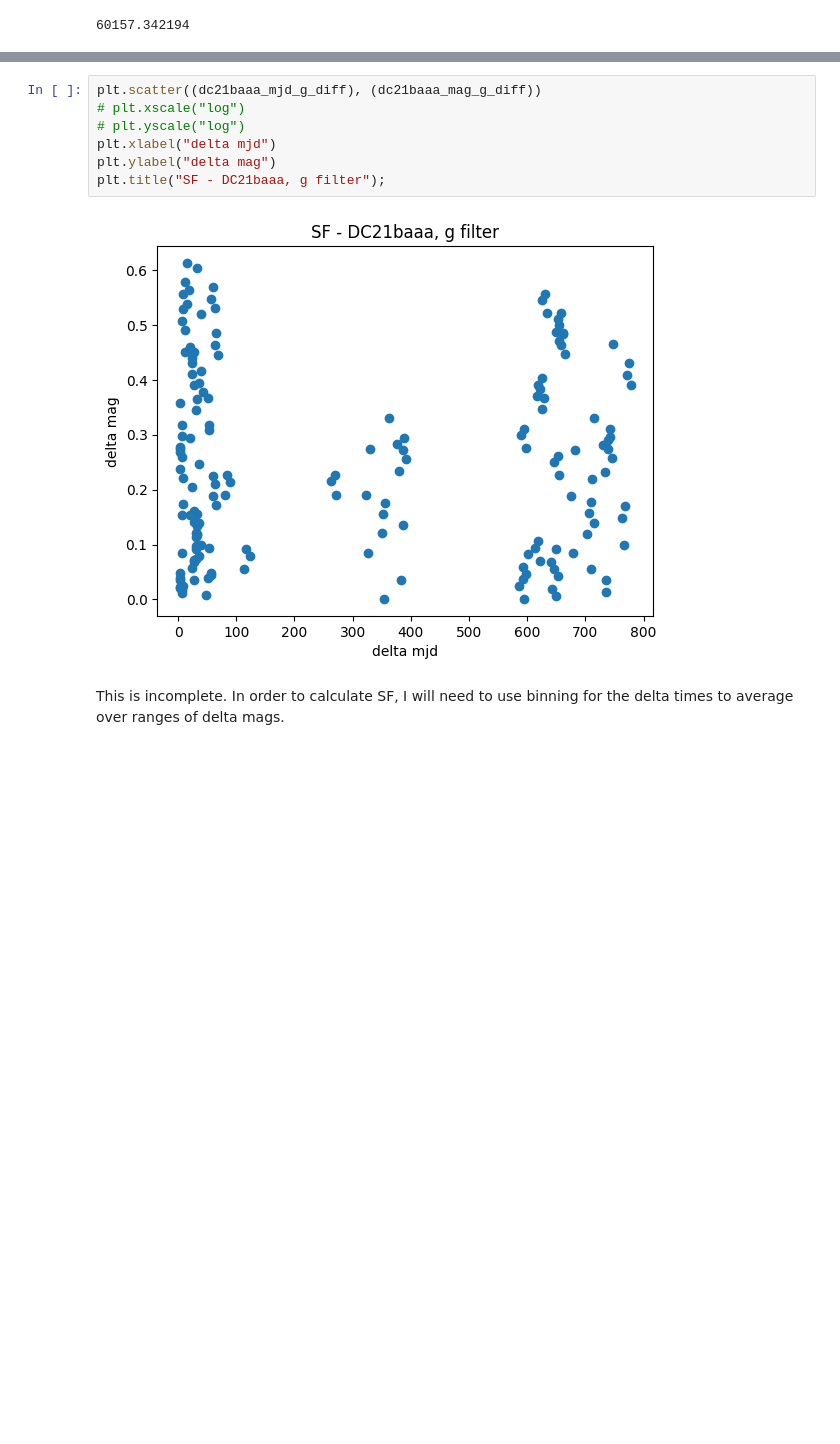
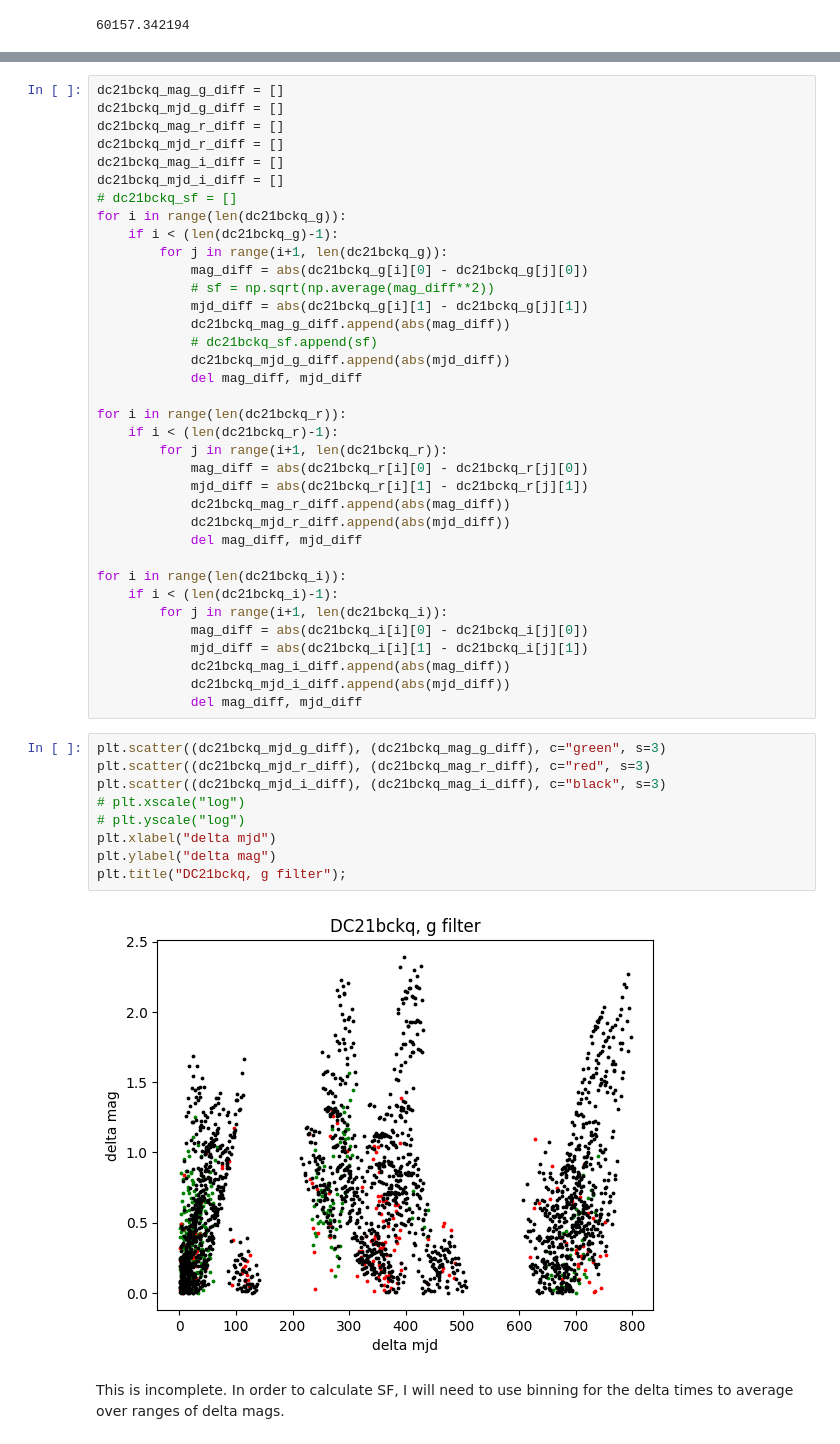
Before and after one commit to MelissaGraham/decam_ddf_tools, a Jupyter notebook: transients_science/AGN/SF_testing.ipynb, the cells around one changed output, grey strips where cells are left out. Saved outputs shown, nothing was run; the diff lists cells and outputs as text; blank space fills up the shorter version.

```diff
--- a/transients_science/AGN/SF_testing.ipynb
+++ b/transients_science/AGN/SF_testing.ipynb
@@ -200,12 +164,50 @@ for i in range(len(dc21baaa_g)):
+# %%
+dc21bckq_mag_g_diff = []
+dc21bckq_mjd_g_diff = []
+dc21bckq_mag_r_diff = []
+dc21bckq_mjd_r_diff = []
+dc21bckq_mag_i_diff = []
+dc21bckq_mjd_i_diff = []
+# dc21bckq_sf = []
+for i in range(len(dc21bckq_g)):
+    if i < (len(dc21bckq_g)-1):
+        for j in range(i+1, len(dc21bckq_g)):
+            mag_diff = abs(dc21bckq_g[i][0] - dc21bckq_g[j][0])
+            # sf = np.sqrt(np.average(mag_diff**2))
+            mjd_diff = abs(dc21bckq_g[i][1] - dc21bckq_g[j][1])
+            dc21bckq_mag_g_diff.append(abs(mag_diff))
+            # dc21bckq_sf.append(sf)
+            dc21bckq_mjd_g_diff.append(abs(mjd_diff))
+            del mag_diff, mjd_diff
+
+for i in range(len(dc21bckq_r)):
+    if i < (len(dc21bckq_r)-1):
+        for j in range(i+1, len(dc21bckq_r)):
+            mag_diff = abs(dc21bckq_r[i][0] - dc21bckq_r[j][0])
+            mjd_diff = abs(dc21bckq_r[i][1] - dc21bckq_r[j][1])
+            dc21bckq_mag_r_diff.append(abs(mag_diff))
+            dc21bckq_mjd_r_diff.append(abs(mjd_diff))
+            del mag_diff, mjd_diff
+
+for i in range(len(dc21bckq_i)):
+    if i < (len(dc21bckq_i)-1):
+        for j in range(i+1, len(dc21bckq_i)):
+            mag_diff = abs(dc21bckq_i[i][0] - dc21bckq_i[j][0])
+            mjd_diff = abs(dc21bckq_i[i][1] - dc21bckq_i[j][1])
+            dc21bckq_mag_i_diff.append(abs(mag_diff))
+            dc21bckq_mjd_i_diff.append(abs(mjd_diff))
+            del mag_diff, mjd_diff
 # %%
-plt.scatter((dc21baaa_mjd_g_diff), (dc21baaa_mag_g_diff))
+plt.scatter((dc21bckq_mjd_g_diff), (dc21bckq_mag_g_diff), c="green", s=3)
+plt.scatter((dc21bckq_mjd_r_diff), (dc21bckq_mag_r_diff), c="red", s=3)
+plt.scatter((dc21bckq_mjd_i_diff), (dc21bckq_mag_i_diff), c="black", s=3)
 # plt.xscale("log")
 # plt.yscale("log")
 plt.xlabel("delta mjd")
 plt.ylabel("delta mag")
-plt.title("SF - DC21baaa, g filter");
+plt.title("DC21bckq, g filter");
 # %% [output]
-[figure, old version]
+[figure, new version]
 # %% [markdown]
 This is incomplete. In order to calculate SF, I will need to use binning for the delta times to average over ranges of delta mags.
 # %%
```
Also changed, not shown: parts of 10 cells of this notebook.
